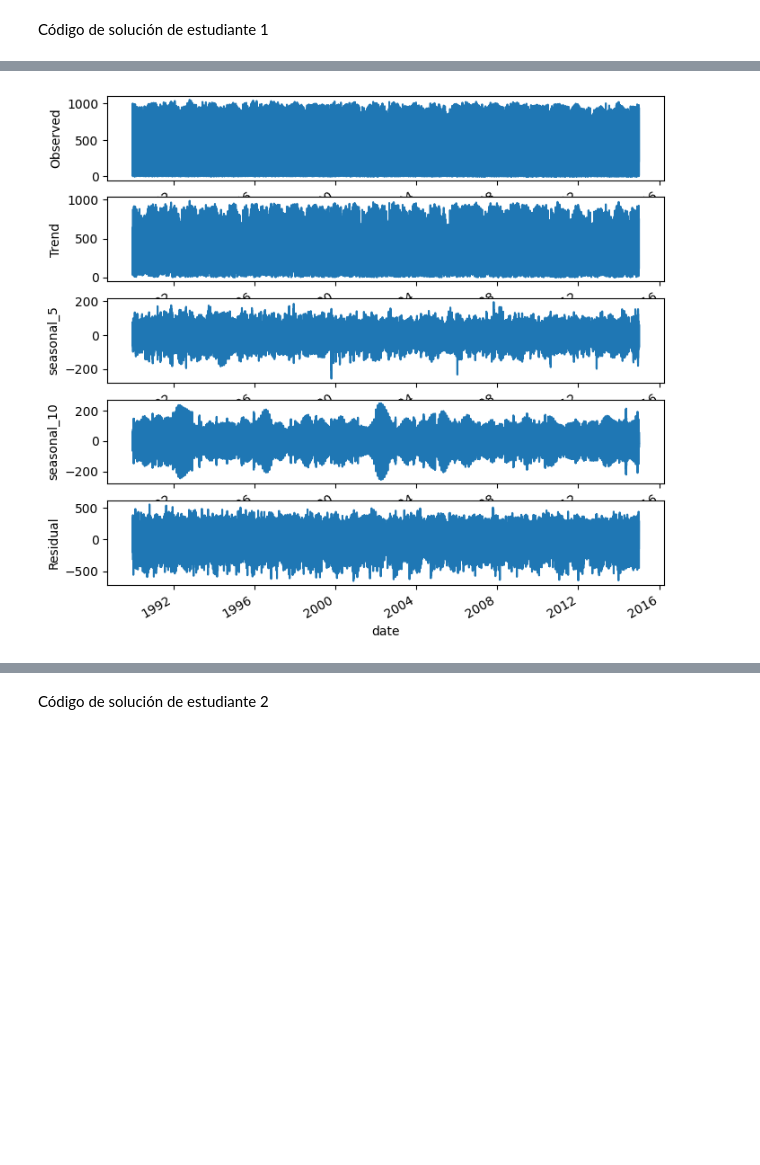
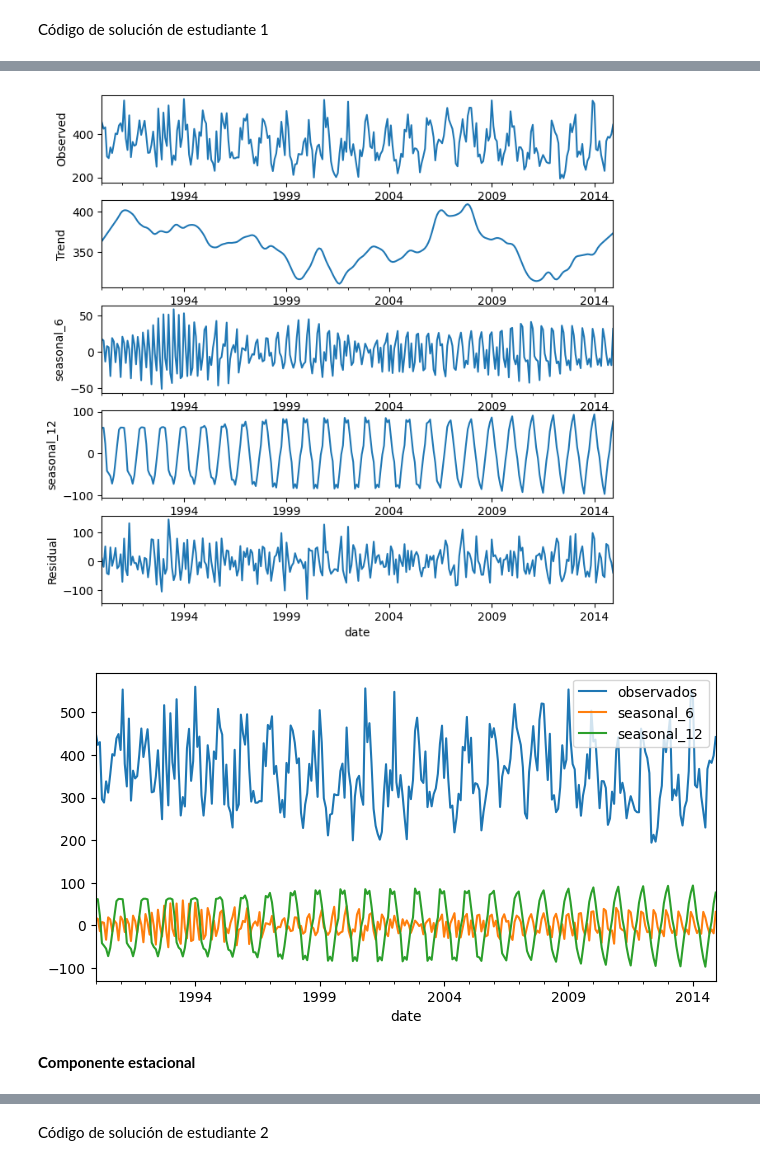
Before and after one commit to xagallegos/ProyectoConjunto_XGallegos_CERodriguez, a Jupyter notebook: Tarea3.ipynb, the cells around one changed output, grey strips where cells are left out. Drawn from its saved outputs; the diff is of its cells as text; code cells hidden in the pictures; blank space fills up the shorter version.

```diff
--- a/Tarea3.ipynb
+++ b/Tarea3.ipynb
@@ -375,5 +206,5 @@ backup = deepcopy(forecast)
 # %%
-for df in [forecast.data, forecast.train, forecast.test]:
+def prepare_df(df):
     # Sumar fecha y hora
     df.date = [d + pd.Timedelta(h, unit='hour') for d, h in df[['date', 'hour']].values]
     df.set_index('date', inplace=True) # asignarla como índice
@@ -381,5 +212,6 @@ for df in [forecast.data, forecast.train, forecast.test]:
     # Conservar únicamente la fecha y la columna a predecir -> energía
     df.drop(columns = [c for c in df.columns if c != 'Energy (kWh)'], inplace=True)
 
-print(forecast.data.shape)
-forecast.data.head()
+    # Resample por promedio del mes
+    df = df.resample('m').mean()
+    return df
@@ -394,0 +218,5 @@ forecast.data.head()
+# %%
+forecast.data = prepare_df(forecast.data)
+
+print(forecast.data.shape)
+forecast.data.head()
@@ -432,4 +271,7 @@ Stationary
 # %%
-decomposed_series = forecast.seasonal_decomposition((5,10), plot=True)
+forecast.seasonal_decomposition((6,12), plot=True)
 # %% [output]
-[figure, old version]
+[figure, new version]
+[figure, added]
+# %% [markdown]
+**Componente estacional**
```
Also changed, not shown: parts of 34 cells of this notebook.
